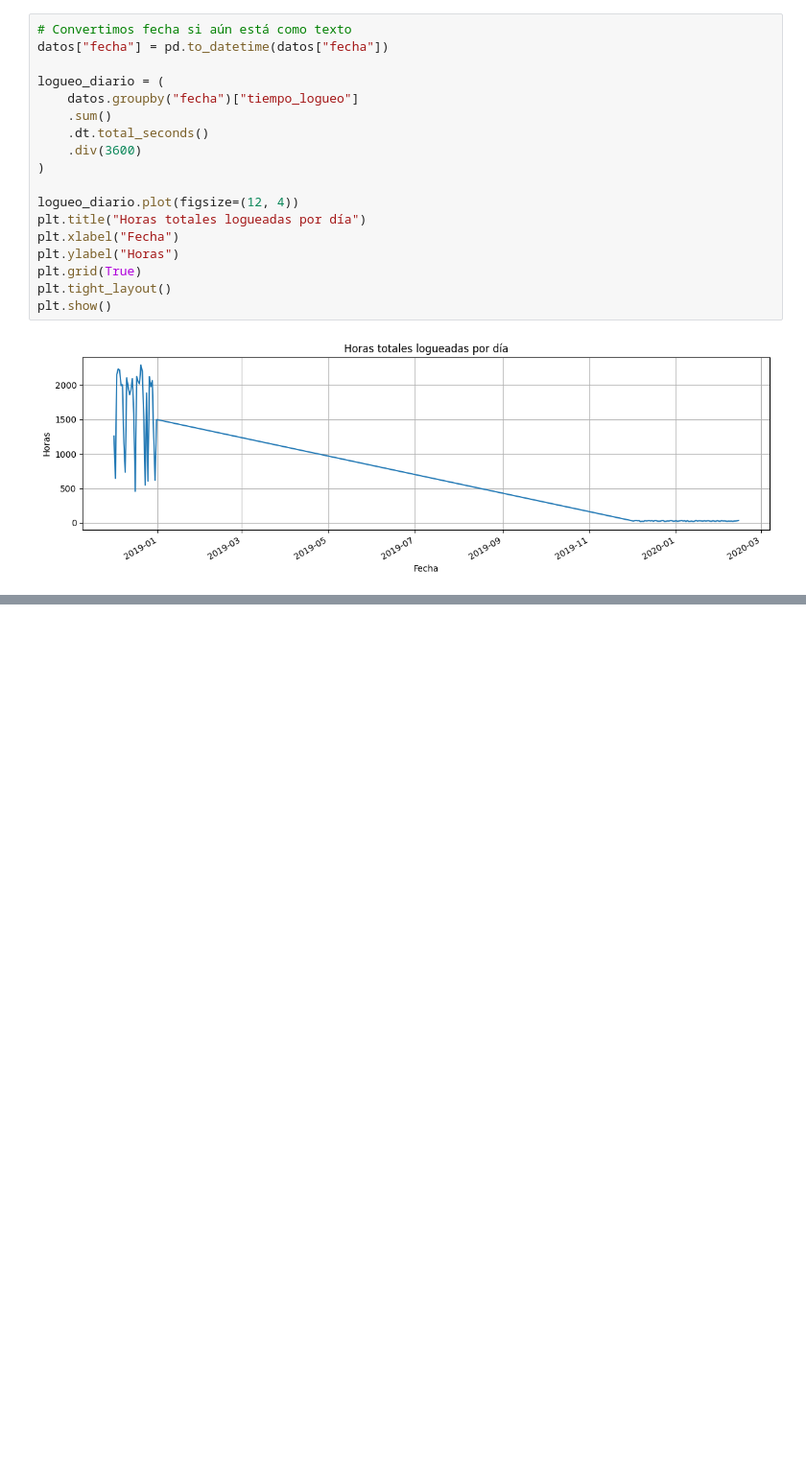
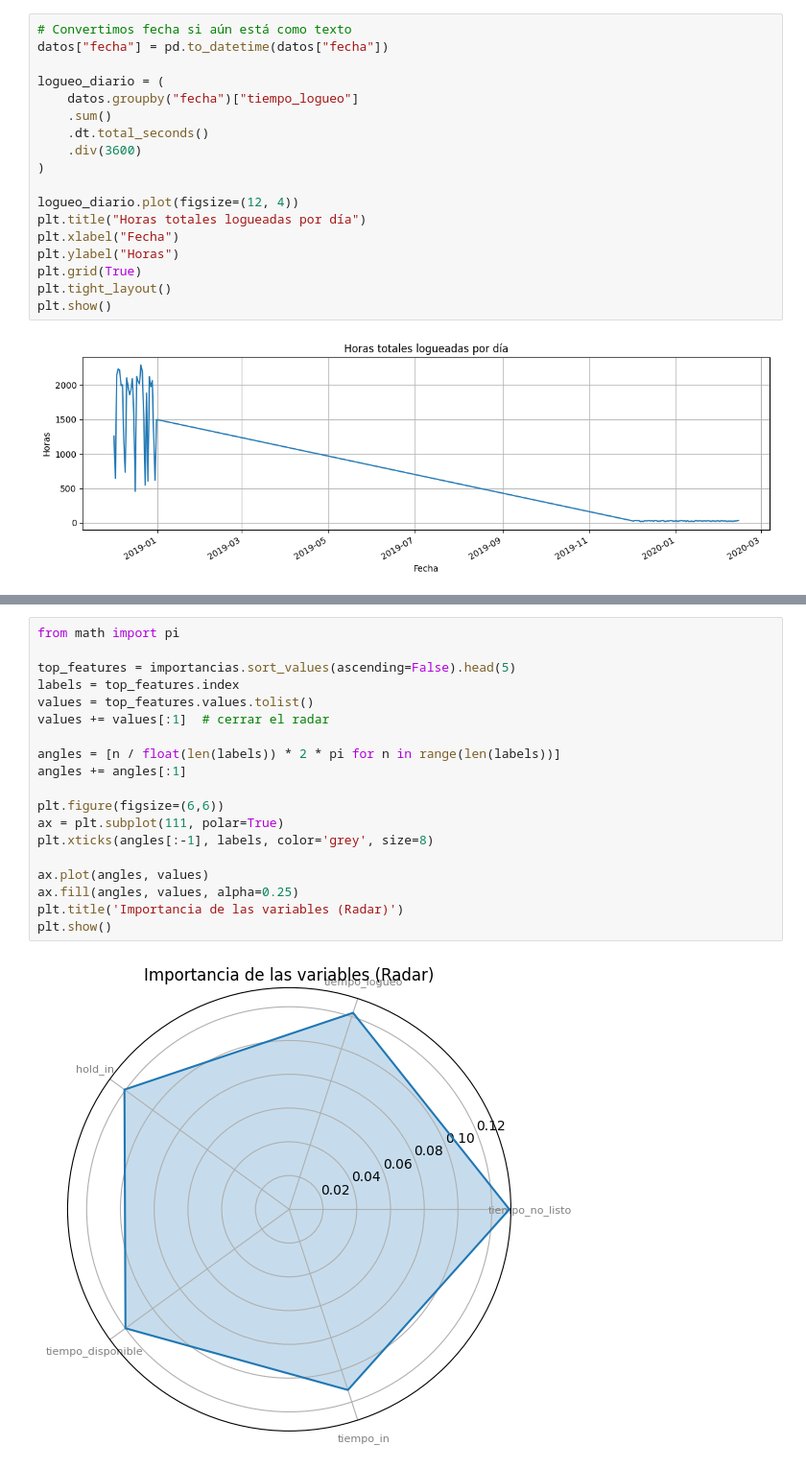
Before and after one commit to r2x4/consolidado_practice, a Jupyter notebook: consolidado_practice.ipynb, the cells around one changed output, grey strips where cells are left out. Shown at 96% size. Drawn from its saved outputs; the diff is of its cells as text; blank space fills up the shorter version.

```diff
--- a/consolidado_practice.ipynb
+++ b/consolidado_practice.ipynb
@@ -295,0 +385,21 @@ plt.show()
+# %%
+from math import pi
+
+top_features = importancias.sort_values(ascending=False).head(5)
+labels = top_features.index
+values = top_features.values.tolist()
+values += values[:1]  # cerrar el radar
+
+angles = [n / float(len(labels)) * 2 * pi for n in range(len(labels))]
+angles += angles[:1]
+
+plt.figure(figsize=(6,6))
+ax = plt.subplot(111, polar=True)
+plt.xticks(angles[:-1], labels, color='grey', size=8)
+
+ax.plot(angles, values)
+ax.fill(angles, values, alpha=0.25)
+plt.title('Importancia de las variables (Radar)')
+plt.show()
+# %% [output]
+[figure, added]
```
Also changed, not shown: parts of 9 cells of this notebook.
